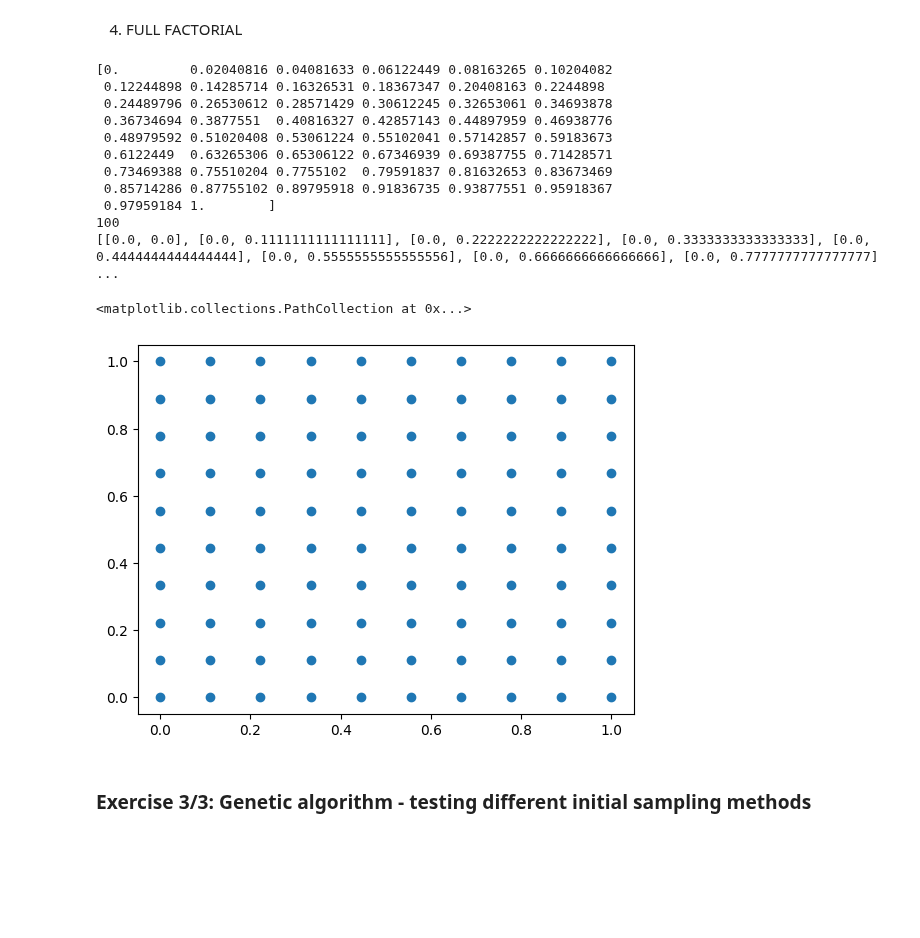
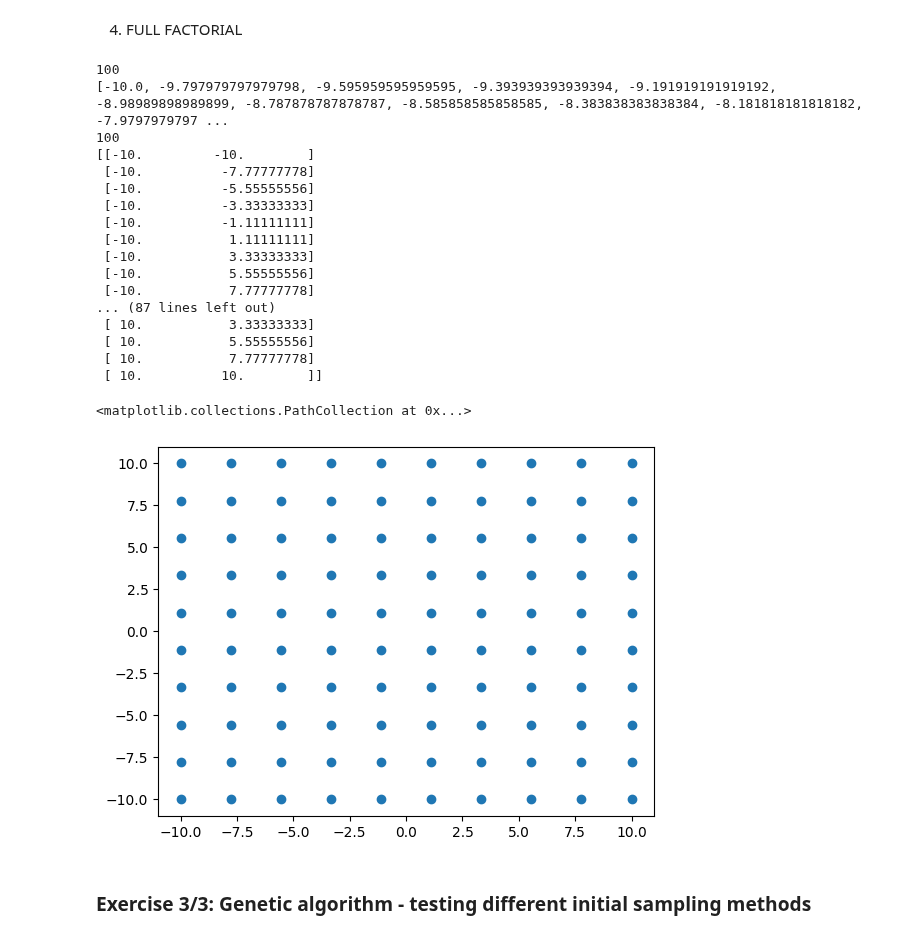
Before and after one commit to CarlottaGiacchetta/lab_optimizationTechniques, a Jupyter notebook: lab9/optimtech_lab9.ipynb, the cells around one changed output. Cells and saved outputs as stored; diff of their text form; code cells hidden in the pictures; blank space fills up the shorter version.

```diff
--- a/lab9/optimtech_lab9.ipynb
+++ b/lab9/optimtech_lab9.ipynb
@@ -396,7 +439,10 @@ def lhs_generator_2d(random, args):
     return np.asarray(list(zip(seq1, seq2)))
 # %%
 def ff_generator(random, args):
-    return np.linspace(0, 1, num=args['M'])
+    pop_init = []
+    for x in np.linspace(0, 1, num=args['M']):
+        pop_init.append((args['pop_init_range'][1] - args['pop_init_range'][0]) * x + args['pop_init_range'][0])
+    return pop_init
 
 def ff_generator_2d(random, args):
     pop_init = []
@@ -405,7 +451,7 @@ def ff_generator_2d(random, args):
     for j in range(args['M']):
         for i in range(args['M']):
             pop_init.append([seq1[j], seq2[i]])
-    return pop_init
+    return np.asarray(pop_init)
 # %% [markdown]
 ### Exercise 2/3: Visualize the implemented methods
 # %% [markdown]
@@ -532,36 +579,42 @@ normale
 # %%
 
 args = {}
-args["pop_size"] = 50
+args["pop_size"] = 100
 args["M"] = args["pop_size"]
+args['pop_init_range'] = (-10, 10)
 pop_init = ff_generator(NumpyRandomWrapper(seed=1), args)
+print(len(pop_init))
 print(pop_init)
 
 
-args = {}
-args["pop_size"] = 100 #deve essere un quadrato
 args['M'] = int(sqrt(args["pop_size"]))
 
 
 pop_init_2D = ff_generator_2d(NumpyRandomWrapper(seed=1), args)
 print(len(pop_init_2D))
 print(pop_init_2D)
 x = [pop_init_2D[i][0] for i in range(len(pop_init_2D))]
 y = [pop_init_2D[i][1] for i in range(len(pop_init_2D))]
 plt.scatter(x,y)
 # %% [output]
-[0.         0.02040816 0.04081633 0.06122449 0.08163265 0.10204082
- 0.12244898 0.14285714 0.16326531 0.18367347 0.20408163 0.2244898
- 0.24489796 0.26530612 0.28571429 0.30612245 0.32653061 0.34693878
- 0.36734694 0.3877551  0.40816327 0.42857143 0.44897959 0.46938776
- 0.48979592 0.51020408 0.53061224 0.55102041 0.57142857 0.59183673
- 0.6122449  0.63265306 0.65306122 0.67346939 0.69387755 0.71428571
- 0.73469388 0.75510204 0.7755102  0.79591837 0.81632653 0.83673469
- 0.85714286 0.87755102 0.89795918 0.91836735 0.93877551 0.95918367
- 0.97959184 1.        ]
 100
-[[0.0, 0.0], [0.0, 0.1111111111111111], [0.0, 0.2222222222222222], [0.0, 0.3333333333333333], [0.0, 0.4444444444444444], [0.0, 0.5555555555555556], [0.0, 0.6666666666666666], [0.0, 0.7777777777777777] ...
+[-10.0, -9.797979797979798, -9.595959595959595, -9.393939393939394, -9.191919191919192, -8.98989898989899, -8.787878787878787, -8.585858585858585, -8.383838383838384, -8.181818181818182, -7.9797979797 ...
+100
+[[-10.         -10.        ]
+ [-10.          -7.77777778]
+ [-10.          -5.55555556]
+ [-10.          -3.33333333]
+ [-10.          -1.11111111]
+ [-10.           1.11111111]
+ [-10.           3.33333333]
+ [-10.           5.55555556]
+ [-10.           7.77777778]
+... (87 lines left out)
+ [ 10.           3.33333333]
+ [ 10.           5.55555556]
+ [ 10.           7.77777778]
+ [ 10.          10.        ]]
 <matplotlib.collections.PathCollection at 0x...>
-[figure, old version]
+[figure, new version]
 # %% [markdown]
 ### Exercise 3/3: Genetic algorithm - testing different initial sampling methods
```
Also changed, not shown: parts of 14 cells of this notebook.
